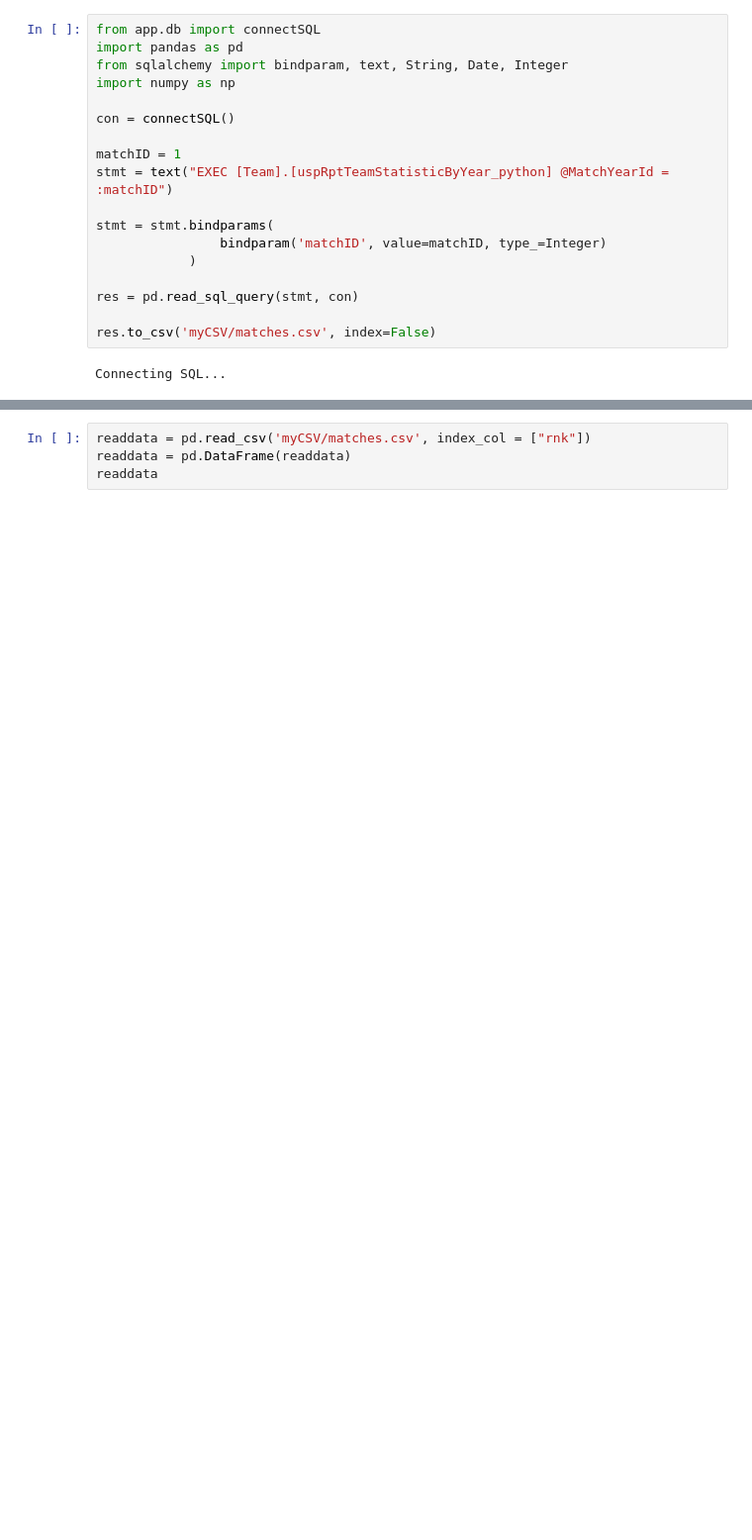
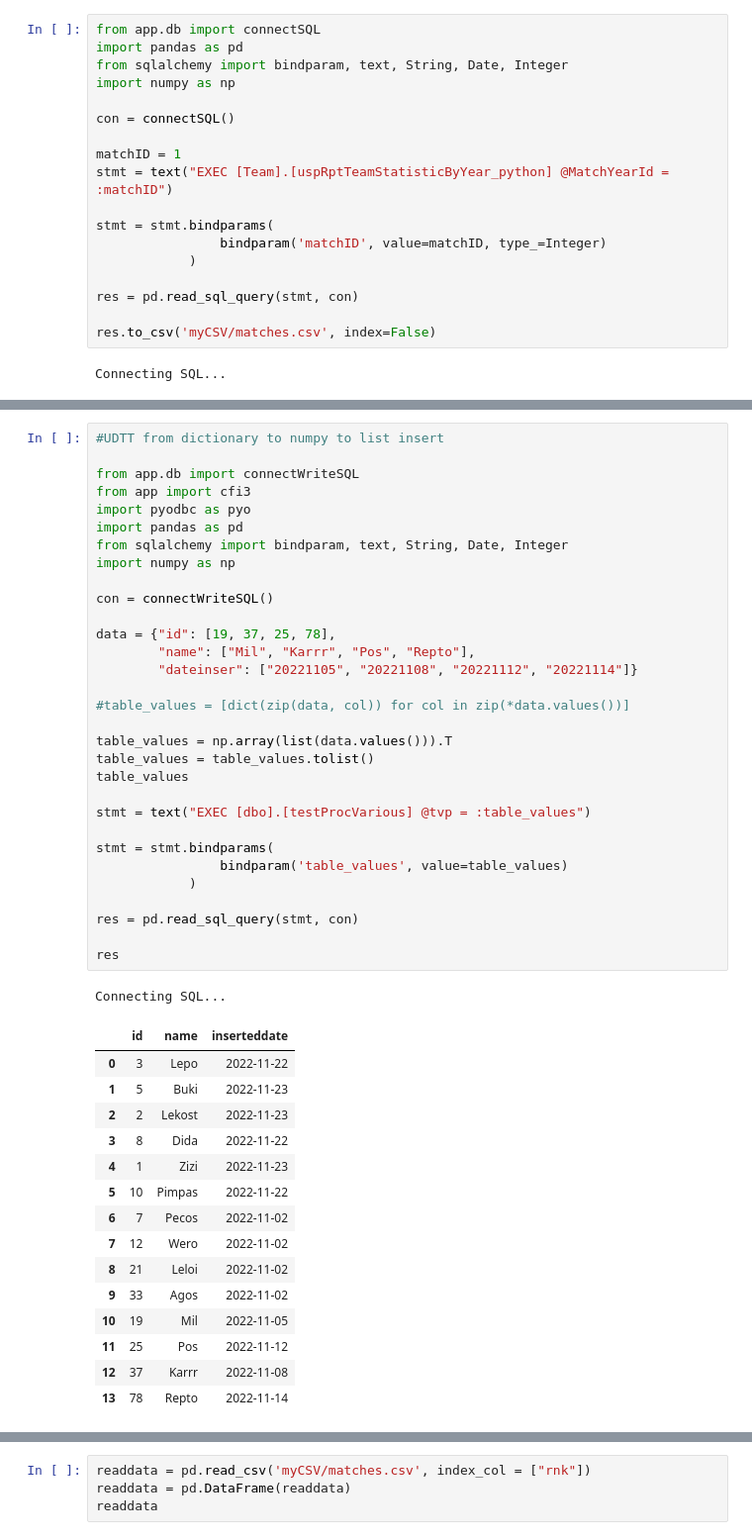
Before and after one commit to bujarkreci/jupyter-project, a Jupyter notebook: callPostgreEx/SQLServerCSVfiles.ipynb, the cells around one changed output, grey strips where cells are left out. Shown at 99% size. Drawn from its saved outputs; the diff is of its cells as text; blank space fills up the shorter version.

```diff
--- a/callPostgreEx/SQLServerCSVfiles.ipynb
+++ b/callPostgreEx/SQLServerCSVfiles.ipynb
@@ -20,0 +77,48 @@ Connecting SQL...
+# %%
+#UDTT from dictionary to numpy to list insert
+
+from app.db import connectWriteSQL
+from app import cfi3
+import pyodbc as pyo
+import pandas as pd
+from sqlalchemy import bindparam, text, String, Date, Integer
+import numpy as np
+
+con = connectWriteSQL()
+
+data = {"id": [19, 37, 25, 78],
+        "name": ["Mil", "Karrr", "Pos", "Repto"],
+        "dateinser": ["20221105", "20221108", "20221112", "20221114"]}
+
+#table_values = [dict(zip(data, col)) for col in zip(*data.values())]
+
+table_values = np.array(list(data.values())).T
+table_values = table_values.tolist()
+table_values
+
+stmt = text("EXEC [dbo].[testProcVarious] @tvp = :table_values")
+
+stmt = stmt.bindparams(
+                bindparam('table_values', value=table_values)
+            )
+
+res = pd.read_sql_query(stmt, con)
+
+res
+# %% [output]
+Connecting SQL...
+|  | id | name | inserteddate |
+| 0 | 3 | Lepo | 2022-11-22 |
+| 1 | 5 | Buki | 2022-11-23 |
+| 2 | 2 | Lekost | 2022-11-23 |
+| 3 | 8 | Dida | 2022-11-22 |
+| 4 | 1 | Zizi | 2022-11-23 |
+| 5 | 10 | Pimpas | 2022-11-22 |
+| 6 | 7 | Pecos | 2022-11-02 |
+| 7 | 12 | Wero | 2022-11-02 |
+| 8 | 21 | Leloi | 2022-11-02 |
+| 9 | 33 | Agos | 2022-11-02 |
+| 10 | 19 | Mil | 2022-11-05 |
+| 11 | 25 | Pos | 2022-11-12 |
+| 12 | 37 | Karrr | 2022-11-08 |
+| 13 | 78 | Repto | 2022-11-14 |
```
Also changed, not shown: parts of 4 cells of this notebook, 7 other files.
